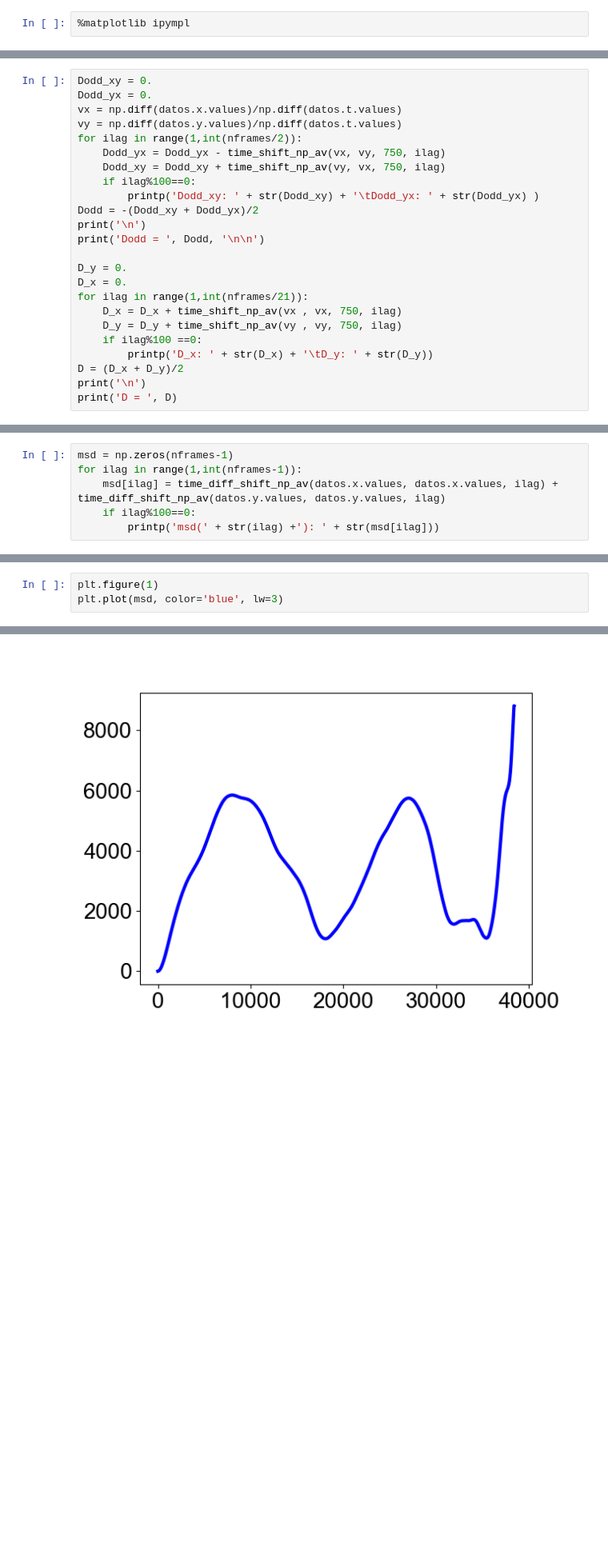
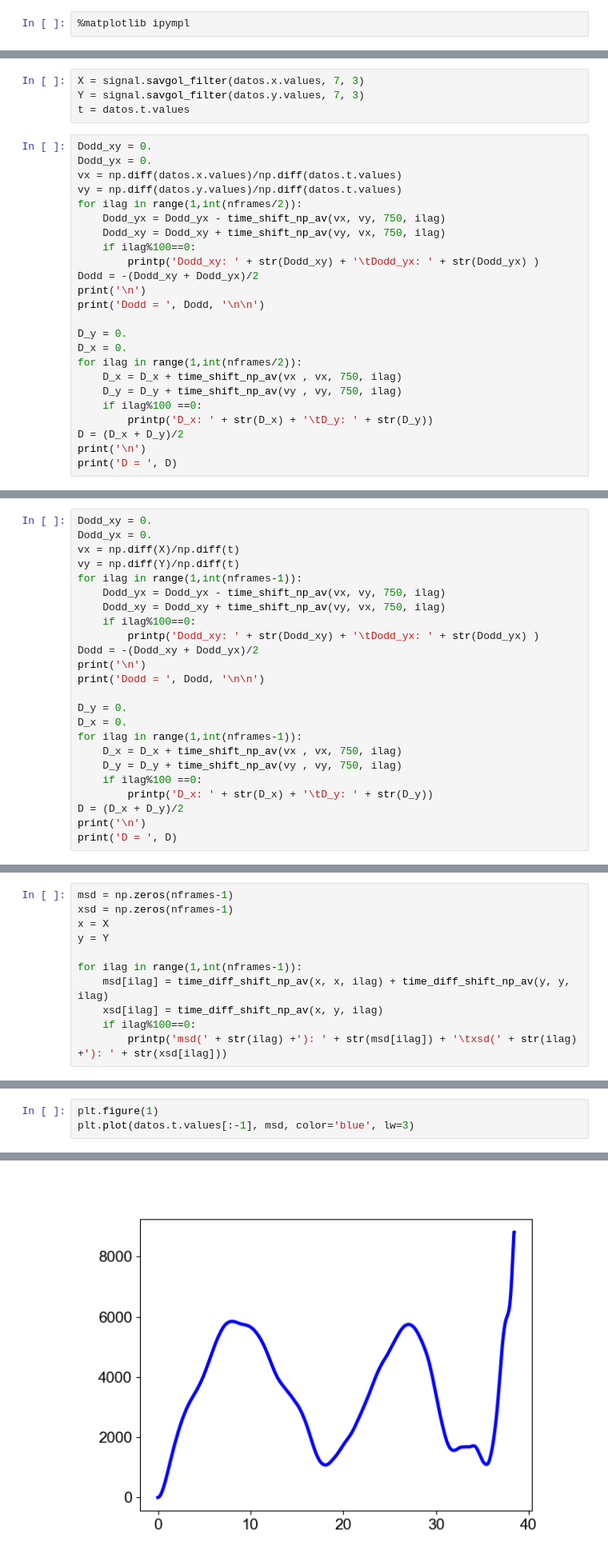
Before and after one commit to fvegar/brownian, a Jupyter notebook: correlations.ipynb, the cells around one changed output, grey strips where cells are left out. Shown: that part at 80% size. Saved outputs shown, nothing was run; the diff lists cells and outputs as text; blank space fills up the shorter version.

```diff
--- a/correlations.ipynb
+++ b/correlations.ipynb
@@ -215,6 +269,10 @@ nframes =  38419
 | 2 | 425.2595 | 332.6136 | 0.002 |
 | 3 | 425.0071 | 332.6935 | 0.003 |
 | 4 | 424.9840 | 332.6677 | 0.004 |
+# %%
+X = signal.savgol_filter(datos.x.values, 7, 3)
+Y = signal.savgol_filter(datos.y.values, 7, 3)
+t = datos.t.values
 # %%
 Dodd_xy = 0.
 Dodd_yx = 0.
@@ -231,7 +289,7 @@ print('Dodd = ', Dodd, '\n\n')
 
 D_y = 0.
 D_x = 0.
-for ilag in range(1,int(nframes/21)):
+for ilag in range(1,int(nframes/2)):
     D_x = D_x + time_shift_np_av(vx , vx, 750, ilag)
     D_y = D_y + time_shift_np_av(vy , vy, 750, ilag)
     if ilag%100 ==0:
@@ -250,0 +309,24 @@ D =  372.15411705940295
+# %%
+Dodd_xy = 0.
+Dodd_yx = 0.
+vx = np.diff(X)/np.diff(t)
+vy = np.diff(Y)/np.diff(t)
+for ilag in range(1,int(nframes-1)):
+    Dodd_yx = Dodd_yx - time_shift_np_av(vx, vy, 750, ilag)
+    Dodd_xy = Dodd_xy + time_shift_np_av(vy, vx, 750, ilag)
+    if ilag%100==0:
+        printp('Dodd_xy: ' + str(Dodd_xy) + '\tDodd_yx: ' + str(Dodd_yx) )
+Dodd = -(Dodd_xy + Dodd_yx)/2
+print('\n')
+print('Dodd = ', Dodd, '\n\n')
+
+D_y = 0.
+D_x = 0.
+for ilag in range(1,int(nframes-1)):
+    D_x = D_x + time_shift_np_av(vx , vx, 750, ilag)
+    D_y = D_y + time_shift_np_av(vy , vy, 750, ilag)
+    if ilag%100 ==0:
+        printp('D_x: ' + str(D_x) + '\tD_y: ' + str(D_y))
+D = (D_x + D_y)/2
+print('\n')
+print('D = ', D)
@@ -251,7 +342,12 @@ D =  372.15411705940295
 # %%
 msd = np.zeros(nframes-1)
+xsd = np.zeros(nframes-1)
+x = X
+y = Y
+
 for ilag in range(1,int(nframes-1)):
-    msd[ilag] = time_diff_shift_np_av(datos.x.values, datos.x.values, ilag) + time_diff_shift_np_av(datos.y.values, datos.y.values, ilag)
+    msd[ilag] = time_diff_shift_np_av(x, x, ilag) + time_diff_shift_np_av(y, y, ilag)
+    xsd[ilag] = time_diff_shift_np_av(x, y, ilag)
     if ilag%100==0:
-        printp('msd(' + str(ilag) +'): ' + str(msd[ilag]))
+        printp('msd(' + str(ilag) +'): ' + str(msd[ilag]) + '\txsd(' + str(ilag) +'): ' + str(xsd[ilag]))
 # %% [output]
@@ -259,6 +363,6 @@ msd(38400): 8750.4873990868447
 # %%
 plt.figure(1)
-plt.plot(msd, color='blue', lw=3)
+plt.plot(datos.t.values[:-1], msd, color='blue', lw=3)
 # %% [output]
 [<matplotlib.lines.Line2D at 0x...>]
-[figure, old version]
+[figure, new version]
```
Also changed, not shown: parts of 19 cells of this notebook.
